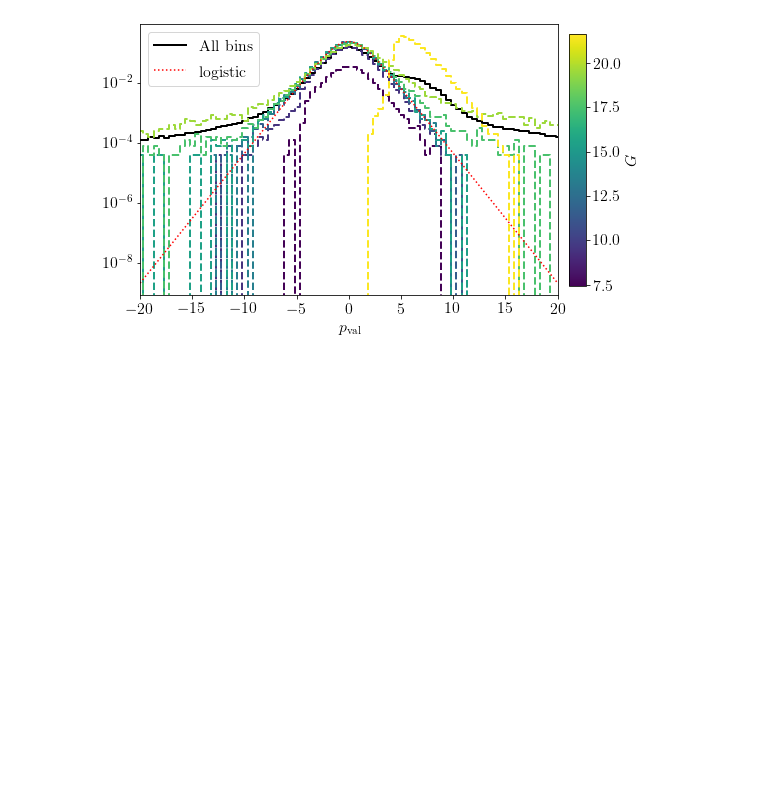
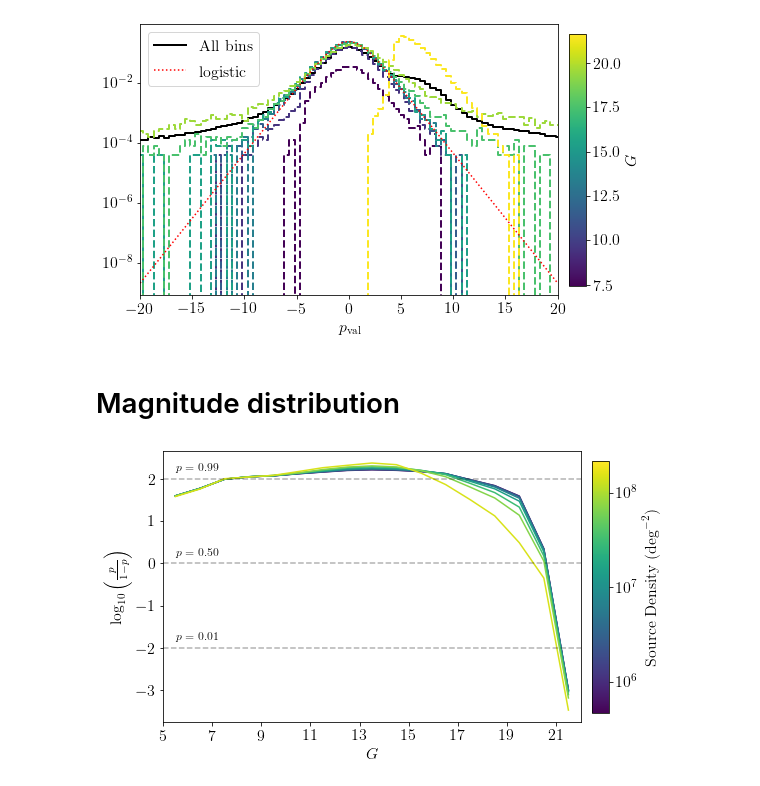
Before and after one commit to gaiaverse/astrometry, a Jupyter notebook: Results/Needlet Astrometry.ipynb, the cells around one changed output. Drawn from its saved outputs; the diff is of its cells as text; code cells hidden in the pictures; blank space fills up the shorter version.

```diff
--- a/Results/Needlet Astrometry.ipynb
+++ b/Results/Needlet Astrometry.ipynb
@@ -384,3 +445,60 @@ cbar.set_label(r'$G$', fontsize=16)
 plt.savefig('figs/%s_binompval_logithist.png' % run_name, bbox_inches='tight', dpi=100, facecolor='w', transparent=False)
 # %% [output]
 [figure]
+# %% [markdown]
+# Magnitude distribution
+# %%
+ra, dec = hp.pix2ang(nside, np.arange(hp.nside2npix(nside)), nest=True, lonlat=True)
+
+g = np.linspace(5,22,500)
+
+rr, gg = np.meshgrid(ra, g)
+dd, gg = np.meshgrid(dec, g)
+
+prob_selection = np.zeros((len(ra), g.shape[0]))
+coords = Source(rr*units.deg, dd*units.deg, frame='icrs', photometry={'gaia_g':gg})
+
+ast_sf._g_min = np.min(g)
+ast_sf._g_max = np.max(g)
+prob_selection = ast_sf(coords, chunksize=1000)
+# %%
+sd_bins = np.logspace(5 + 2./3, 8 + 1./3, 9)
+source_count = np.sum(box['n'], axis=(0,1))
+source_density = source_count/area
+
+cmap=cm.viridis
+
+fig, ax = plt.subplots(1,1,figsize=(8,5))
+for i, sd in enumerate(sd_bins[:-1]):
+    pix = source_density>sd_bins[i]
+
+    sd = np.sqrt(sd_bins[i]*sd_bins[i+1])
+
+    mean = np.sum(sf_box['x'][:,0,:].T[pix] .T* source_count[pix], axis=1) /np.sum(source_count[pix])
+    plt.plot(ast_sf.Mcenters, mean / np.log(10),
+            c=cmap((np.log10(sd)-np.log10(sd_bins[0]))/(np.log10(sd_bins[-1])-np.log10(sd_bins[0]))))
+
+#     mean = np.sum(logit(prob_selection.T[pix]) * source_count[pix,None], axis=0) /np.sum(source_count[pix])
+#     plt.plot(g, mean / np.log(10),
+#             c=cmap((np.log10(sd)-np.log10(sd_bins[0]))/(np.log10(sd_bins[-1])-np.log10(sd_bins[0]))))
+
+plt.xlabel(r'$G$'); plt.ylabel(r'$\mathrm{log}_{10}\left(\frac{p}{1-p}\right)$')
+plt.xlim(np.min(g), np.max(g))
+ax.set_xticks(np.arange(5,21.1,2.))
+
+for p in [1e-2,0.5,1-1e-2]:
+    plt.plot([np.min(g), np.max(g)], [np.log10(p/(1-p)), np.log10(p/(1-p))], '--k', alpha=0.3)
+    if p>0.005: plt.text(5.5, np.log10(p/(1-p))+0.2, r'$p = {:.2f}$'.format(p), fontsize=12)
+    else: plt.text(5.5, np.log10(p/(1-p))+0.2, r'$10^{%d}$' % np.log10(p), fontsize=12)
+
+# Adding cbar axes to subplots
+fig.subplots_adjust(right=0.85)
+cbar_ax = fig.add_axes([0.87, 0.15, 0.03, 0.7])
+cbar = add_log_cbar(cbar_ax, cmap=cmap, vmin=sd_bins[0], vmax=sd_bins[-1],
+                   ticks=10**(np.arange(5,9)), tick_labels=[r'$10^%d$' % i for i in np.arange(5,9)] )
+
+cbar.set_label(r'Source Density $(\mathrm{deg}^{-2})$', fontsize=16)
+
+#plt.savefig('figs/%s_x-vs-mag_meansd.png' % run_name, bbox_inches='tight', facecolor='w', transparent=False)
+# %% [output]
+[figure, added]
```
Also changed, not shown: parts of 38 cells of this notebook, 8 other files.
